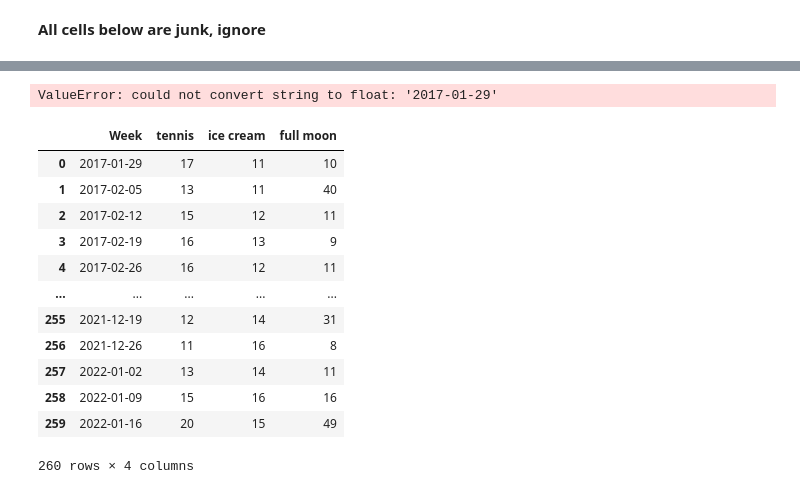
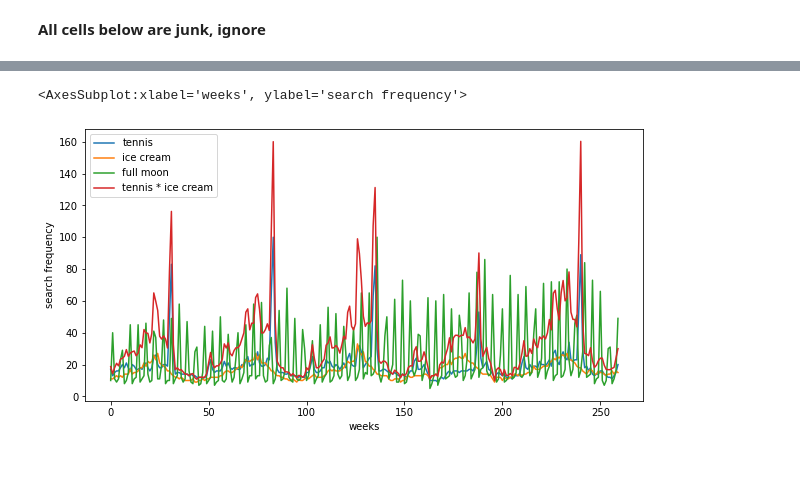
Before and after one commit to zbalewski/python-ay250-homework, a Jupyter notebook: hw_1/hw_1_assignment.ipynb, the cells around one changed output, grey strips where cells are left out. Drawn from its saved outputs; the diff is of its cells as text; code cells hidden in the pictures; blank space fills up the shorter version.

```diff
--- a/hw_1/hw_1_assignment.ipynb
+++ b/hw_1/hw_1_assignment.ipynb
@@ -577,20 +567,15 @@ from scipy.signal.spectral import lombscargle
-# %%
-pgram = lombscargle(df['Week'], df['tennis'],df['Week'], normalize=True)
-# %% [output]
-ValueError: could not convert string to float: '2017-01-29'
-# %%
-df
-# %% [output]
-|  | Week | tennis | ice cream | full moon |
-| 0 | 2017-01-29 | 17 | 11 | 10 |
-| 1 | 2017-02-05 | 13 | 11 | 40 |
-| 2 | 2017-02-12 | 15 | 12 | 11 |
-| 3 | 2017-02-19 | 16 | 13 | 9 |
-| 4 | 2017-02-26 | 16 | 12 | 11 |
-| ... | ... | ... | ... | ... |
-| 255 | 2021-12-19 | 12 | 14 | 31 |
-| 256 | 2021-12-26 | 11 | 16 | 8 |
-| 257 | 2022-01-02 | 13 | 14 | 11 |
-| 258 | 2022-01-09 | 15 | 16 | 16 |
-| 259 | 2022-01-16 | 20 | 15 | 49 |
-260 rows × 4 columns
+# %%
+# load data
+df = pd.read_csv('data/merged_data.csv')
+
+# add combined tennis & ice cream term (rescale for visualization)
+df['tennis * ice cream'] = df['tennis'] * df['ice cream']/10
+# %%
+# visualize data
+%matplotlib inline
+import matplotlib.pyplot as plt
+
+df.plot(xlabel='weeks',ylabel='search frequency',figsize=(10,5))
+# %% [output]
+<AxesSubplot:xlabel='weeks', ylabel='search frequency'>
+[figure, added]
```
Also changed, not shown: parts of 11 cells of this notebook.
